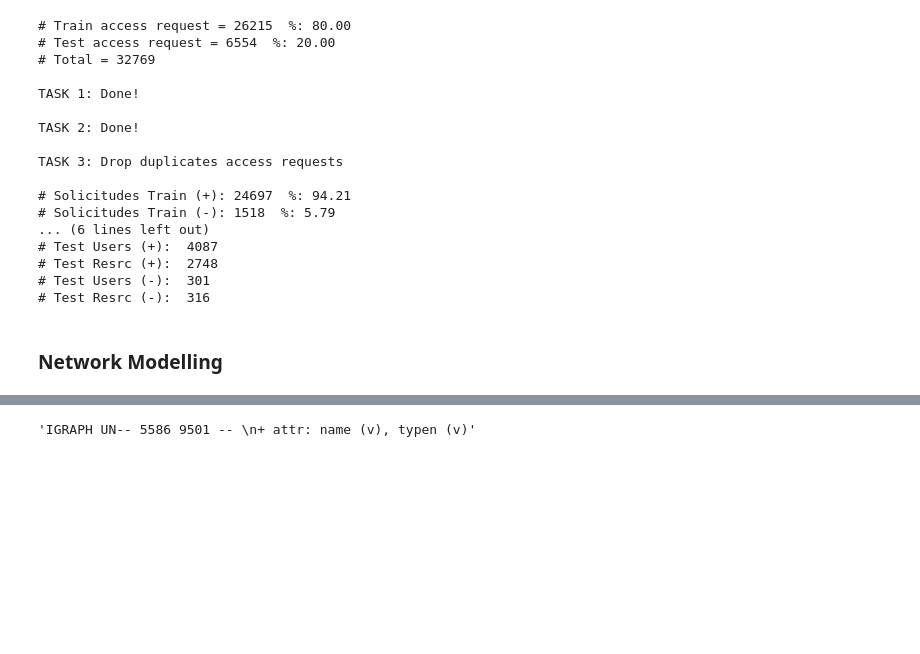
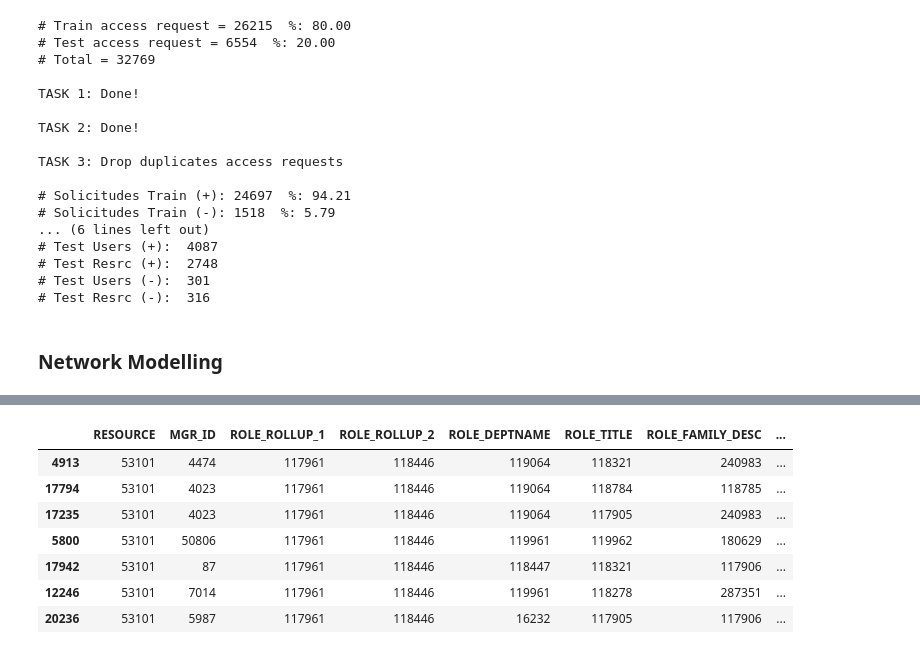
Before and after one commit to diazmx/phd-thesis-lab, a Jupyter notebook: 04-Analysis/02-NetworkModel.ipynb, the cells around one changed output, grey strips where cells are left out. Saved outputs shown, nothing was run; the diff lists cells and outputs as text; code cells hidden in the pictures; blank space fills up the shorter version.

Commit message:
Fixed: All data bipartite networks

```diff
--- a/04-Analysis/02-NetworkModel.ipynb
+++ b/04-Analysis/02-NetworkModel.ipynb
@@ -221,4 +231,11 @@ TypeError: The ARBN is not bipartite
-# %%
-bip_network.summary()
-# %% [output]
-'IGRAPH UN-- 5586 9501 -- \n+ attr: name (v), typen (v)'
+# %%
+df_train_k_pos[df_train_k_pos["RESOURCE"]==53101]
+# %% [output]
+|  | RESOURCE | MGR_ID | ROLE_ROLLUP_1 | ROLE_ROLLUP_2 | ROLE_DEPTNAME | ROLE_TITLE | ROLE_FAMILY_DESC | ... |
+| 4913 | 53101 | 4474 | 117961 | 118446 | 119064 | 118321 | 240983 | ... |
+| 17794 | 53101 | 4023 | 117961 | 118446 | 119064 | 118784 | 118785 | ... |
+| 17235 | 53101 | 4023 | 117961 | 118446 | 119064 | 117905 | 240983 | ... |
+| 5800 | 53101 | 50806 | 117961 | 118446 | 119961 | 119962 | 180629 | ... |
+| 17942 | 53101 | 87 | 117961 | 118446 | 118447 | 118321 | 117906 | ... |
+| 12246 | 53101 | 7014 | 117961 | 118446 | 119961 | 118278 | 287351 | ... |
+| 20236 | 53101 | 5987 | 117961 | 118446 | 16232 | 117905 | 117906 | ... |
```
Also changed, not shown: parts of 4 cells of this notebook.
